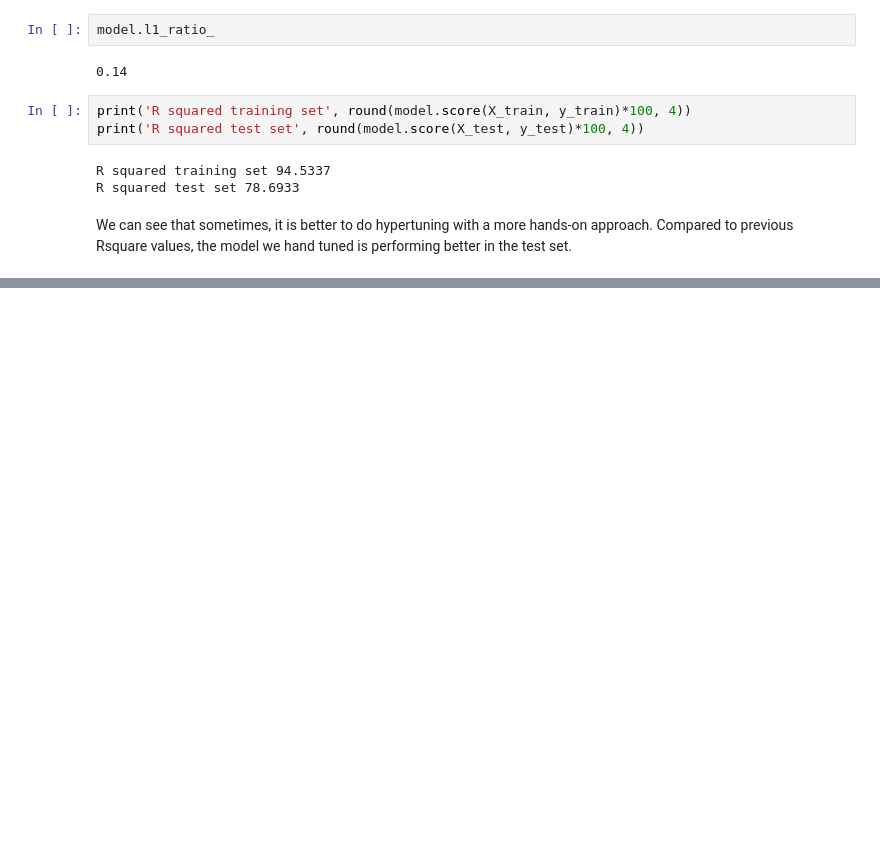
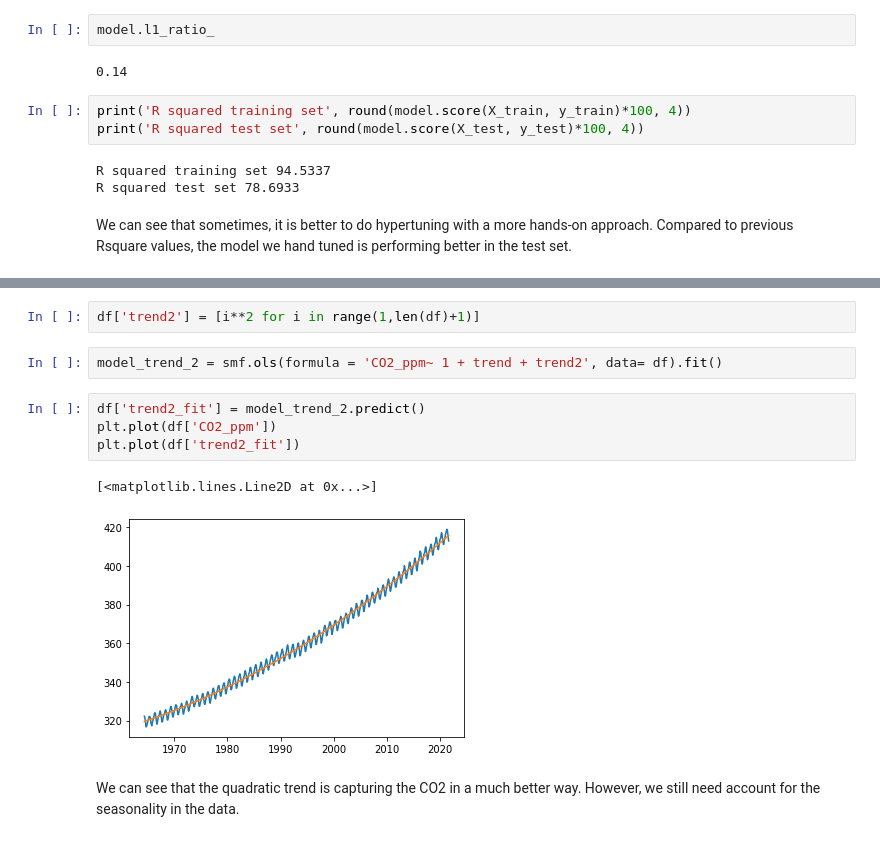
Before and after one commit to yankikalfa/MGTF-405-Business-Forecasting, a Jupyter notebook: Test_Codes.ipynb, the cells around one changed output, grey strips where cells are left out. Cells and saved outputs as stored; diff of their text form; blank space fills up the shorter version.

```diff
--- a/Test_Codes.ipynb
+++ b/Test_Codes.ipynb
@@ -615,0 +739,13 @@ We can see that sometimes, it is better to do hypertuning with a more hands-on a
+# %%
+df['trend2'] = [i**2 for i in range(1,len(df)+1)]
+# %%
+model_trend_2 = smf.ols(formula = 'CO2_ppm~ 1 + trend + trend2', data= df).fit()
+# %%
+df['trend2_fit'] = model_trend_2.predict()
+plt.plot(df['CO2_ppm'])
+plt.plot(df['trend2_fit'])
+# %% [output]
+[<matplotlib.lines.Line2D at 0x...>]
+[figure, added]
+# %% [markdown]
+We can see that the quadratic trend is capturing the CO2 in a much better way. However, we still need account for the seasonality in the data.
```
Also changed, not shown: parts of 55 cells of this notebook.
